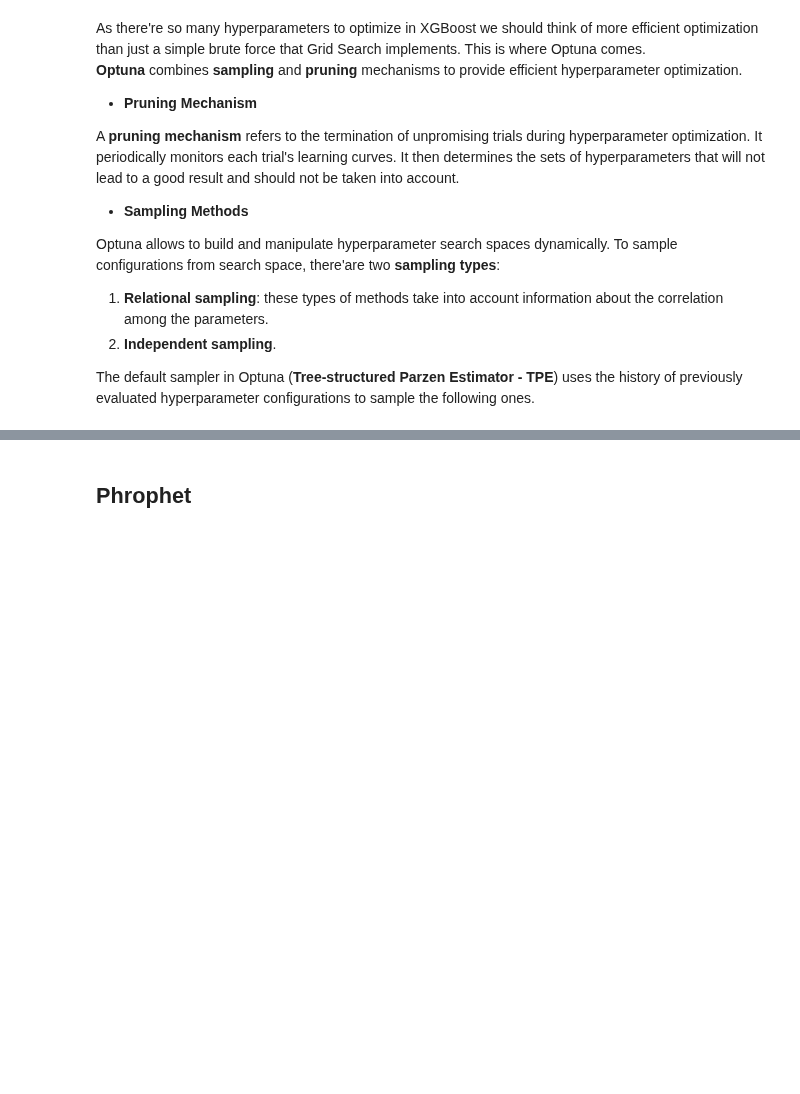
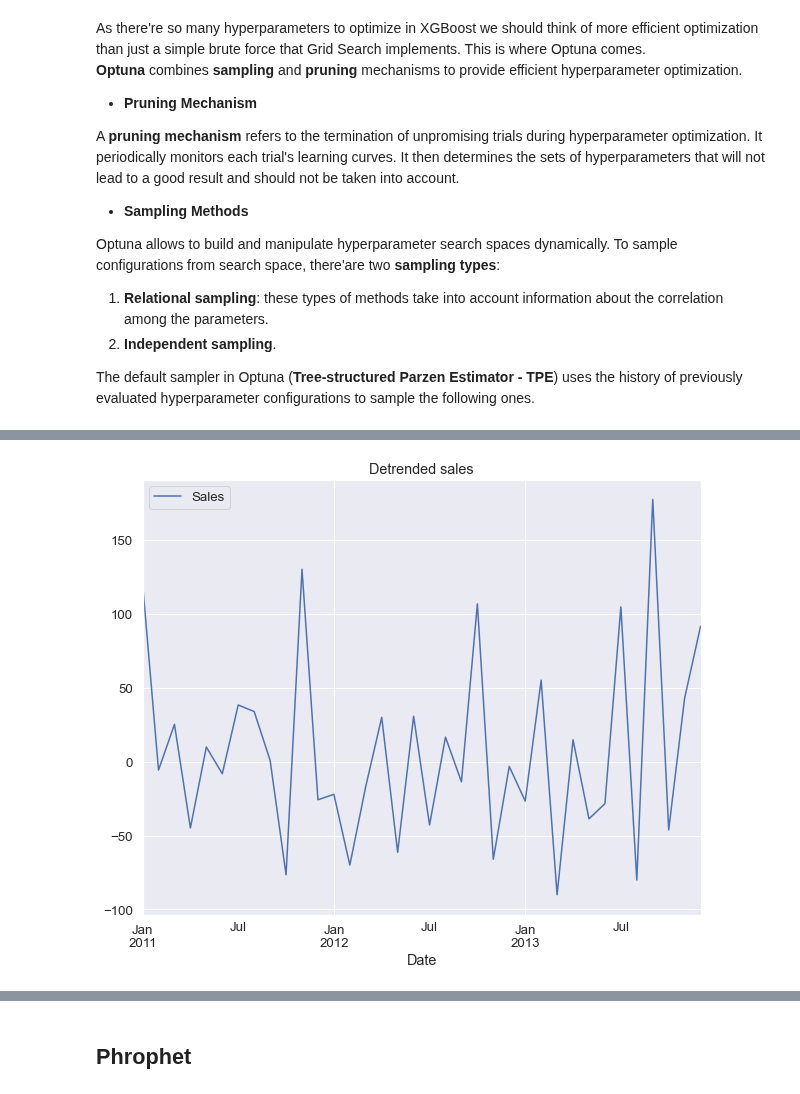
Before and after one commit to Dosann/Time-series-forecast, a Jupyter notebook: shipment_forecast.ipynb, the cells around one changed output, grey strips where cells are left out. Cells and saved outputs as stored; diff of their text form; code cells hidden in the pictures; blank space fills up the shorter version.

```diff
--- a/shipment_forecast.ipynb
+++ b/shipment_forecast.ipynb
@@ -693,0 +636,9 @@ mape = 0.09219661303654426
+# %%
+res = seasonal_decompose(data.Sales, model='multiplicative', extrapolate_trend='freq')
+
+detrended_sal = data.Sales - res.trend
+
+detrended_df_sal = pd.DataFrame(detrended_sal, columns=['Sales'])
+detrended_df_sal.plot(title='Detrended sales');
+# %% [output]
+[figure, added]
```
Also changed, not shown: parts of 44 cells of this notebook.
